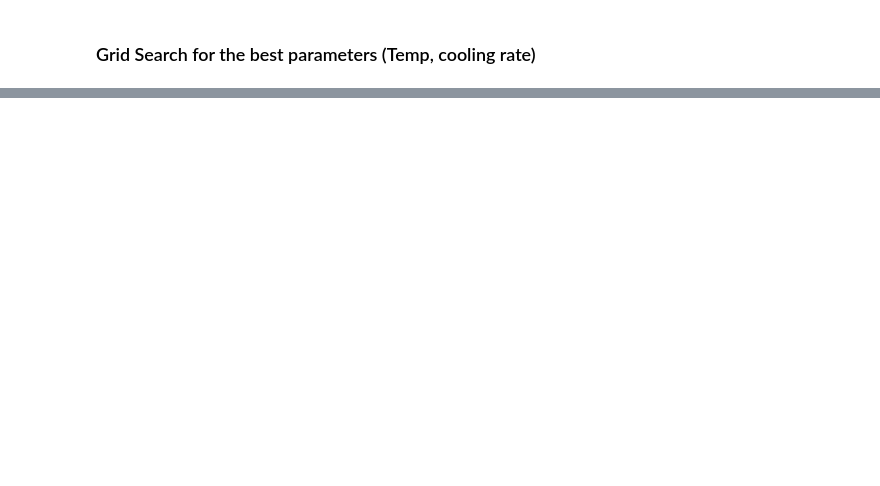
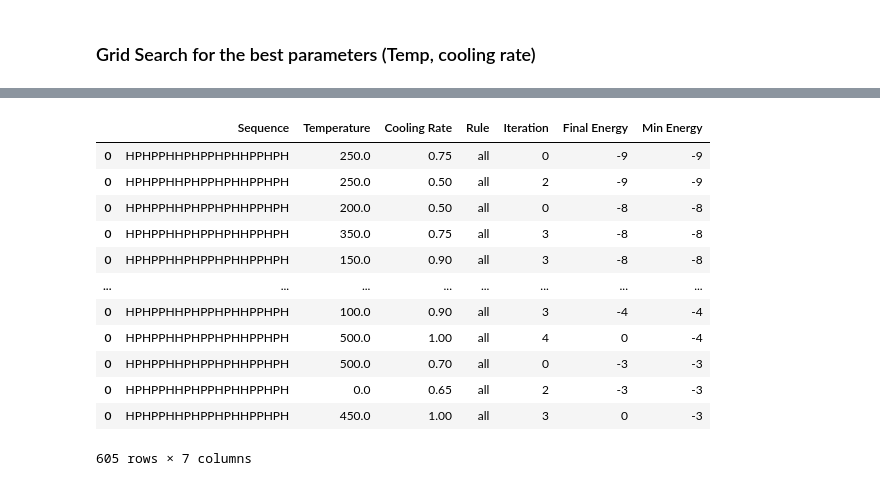
Before and after one commit to gbelis/LatticeFold, a Jupyter notebook: latticefold.ipynb, the cells around one changed output, grey strips where cells are left out. Cells and saved outputs as stored; diff of their text form; code cells hidden in the pictures; blank space fills up the shorter version.

```diff
--- a/latticefold.ipynb
+++ b/latticefold.ipynb
@@ -71,0 +70,16 @@ plt.gca().invert_yaxis()
+# %%
+df.sort_values('Min Energy')
+# %% [output]
+|  | Sequence | Temperature | Cooling Rate | Rule | Iteration | Final Energy | Min Energy |
+| 0 | HPHPPHHPHPPHPHHPPHPH | 250.0 | 0.75 | all | 0 | -9 | -9 |
+| 0 | HPHPPHHPHPPHPHHPPHPH | 250.0 | 0.50 | all | 2 | -9 | -9 |
+| 0 | HPHPPHHPHPPHPHHPPHPH | 200.0 | 0.50 | all | 0 | -8 | -8 |
+| 0 | HPHPPHHPHPPHPHHPPHPH | 350.0 | 0.75 | all | 3 | -8 | -8 |
+| 0 | HPHPPHHPHPPHPHHPPHPH | 150.0 | 0.90 | all | 3 | -8 | -8 |
+| ... | ... | ... | ... | ... | ... | ... | ... |
+| 0 | HPHPPHHPHPPHPHHPPHPH | 100.0 | 0.90 | all | 3 | -4 | -4 |
+| 0 | HPHPPHHPHPPHPHHPPHPH | 500.0 | 1.00 | all | 4 | 0 | -4 |
+| 0 | HPHPPHHPHPPHPHHPPHPH | 500.0 | 0.70 | all | 0 | -3 | -3 |
+| 0 | HPHPPHHPHPPHPHHPPHPH | 0.0 | 0.65 | all | 2 | -3 | -3 |
+| 0 | HPHPPHHPHPPHPHHPPHPH | 450.0 | 1.00 | all | 3 | 0 | -3 |
+605 rows × 7 columns
```
Also changed, not shown: parts of 6 cells of this notebook, 3 other files.
